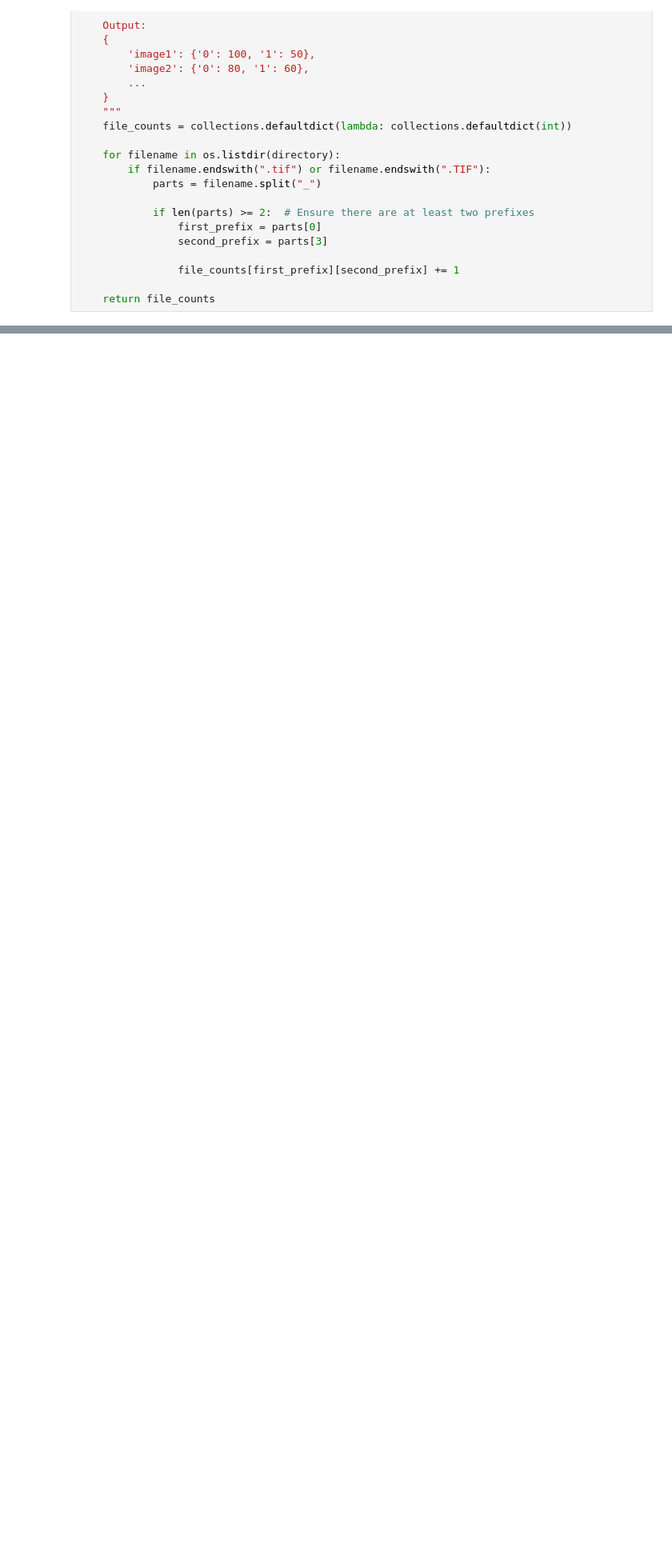
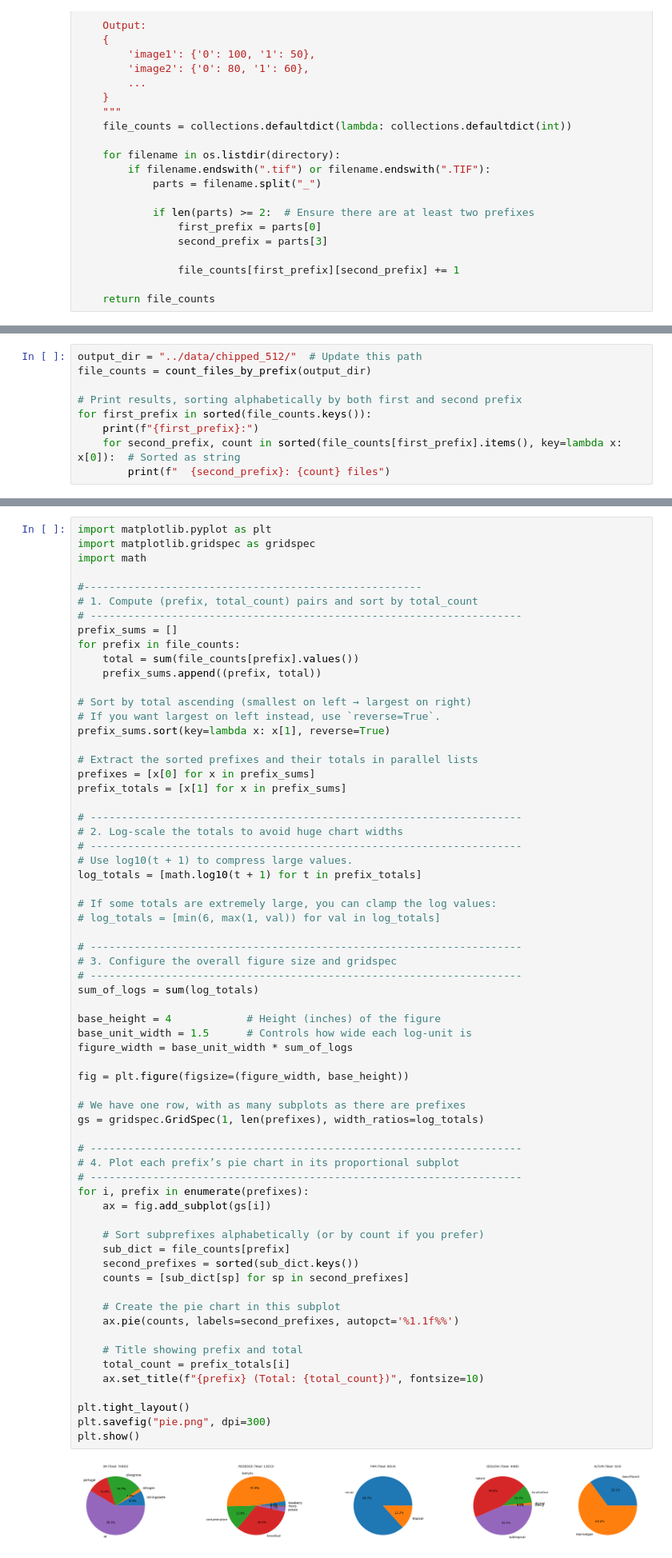
Before and after one commit to jurriandoornbos/msdata, a Jupyter notebook: notebooks/YYY_check_sensors.ipynb, the cells around one changed output, grey strips where cells are left out. Shown at 80% size. Saved outputs shown, nothing was run; the diff lists cells and outputs as text; blank space fills up the shorter version.

```diff
--- a/notebooks/YYY_check_sensors.ipynb
+++ b/notebooks/YYY_check_sensors.ipynb
@@ -75,0 +104,9 @@ P4M:
+# %%
+output_dir = "../data/chipped_512/"  # Update this path
+file_counts = count_files_by_prefix(output_dir)
+
+# Print results, sorting alphabetically by both first and second prefix
+for first_prefix in sorted(file_counts.keys()):
+    print(f"{first_prefix}:")
+    for second_prefix, count in sorted(file_counts[first_prefix].items(), key=lambda x: x[0]):  # Sorted as string
+        print(f"  {second_prefix}: {count} files")
@@ -76,3 +131,70 @@ P4M:
+# %%
+import matplotlib.pyplot as plt
+import matplotlib.gridspec as gridspec
+import math
+
+#------------------------------------------------------
+# 1. Compute (prefix, total_count) pairs and sort by total_count
+# ---------------------------------------------------------------------
+prefix_sums = []
+for prefix in file_counts:
+    total = sum(file_counts[prefix].values())
+    prefix_sums.append((prefix, total))
+
+# Sort by total ascending (smallest on left → largest on right)
+# If you want largest on left instead, use `reverse=True`.
+prefix_sums.sort(key=lambda x: x[1], reverse=True)
+
+# Extract the sorted prefixes and their totals in parallel lists
+prefixes = [x[0] for x in prefix_sums]
+prefix_totals = [x[1] for x in prefix_sums]
+
+# ---------------------------------------------------------------------
+# 2. Log-scale the totals to avoid huge chart widths
+# ---------------------------------------------------------------------
+# Use log10(t + 1) to compress large values.
+log_totals = [math.log10(t + 1) for t in prefix_totals]
+
+# If some totals are extremely large, you can clamp the log values:
+# log_totals = [min(6, max(1, val)) for val in log_totals]
+
+# ---------------------------------------------------------------------
+# 3. Configure the overall figure size and gridspec
+# ---------------------------------------------------------------------
+sum_of_logs = sum(log_totals)
+
+base_height = 4            # Height (inches) of the figure
+base_unit_width = 1.5      # Controls how wide each log-unit is
+figure_width = base_unit_width * sum_of_logs
+
+fig = plt.figure(figsize=(figure_width, base_height))
+
+# We have one row, with as many subplots as there are prefixes
+gs = gridspec.GridSpec(1, len(prefixes), width_ratios=log_totals)
+
+# ---------------------------------------------------------------------
+# 4. Plot each prefix’s pie chart in its proportional subplot
+# ---------------------------------------------------------------------
+for i, prefix in enumerate(prefixes):
+    ax = fig.add_subplot(gs[i])
+
+    # Sort subprefixes alphabetically (or by count if you prefer)
+    sub_dict = file_counts[prefix]
+    second_prefixes = sorted(sub_dict.keys())
+    counts = [sub_dict[sp] for sp in second_prefixes]
+
+    # Create the pie chart in this subplot
+    ax.pie(counts, labels=second_prefixes, autopct='%1.1f%%')
+
+    # Title showing prefix and total
+    total_count = prefix_totals[i]
+    ax.set_title(f"{prefix} (Total: {total_count})", fontsize=10)
+
+plt.tight_layout()
+plt.savefig("pie.png", dpi=300)
+plt.show()
+# %% [output]
+[figure, added]
 # %%
 import os
 import numpy as np
```
Also changed, not shown: parts of 8 cells of this notebook, 3 other files.
